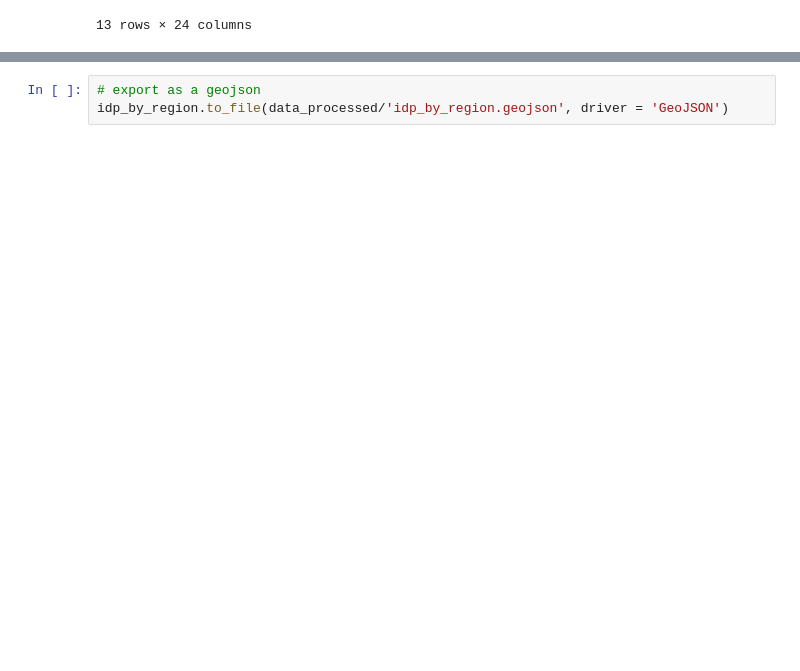
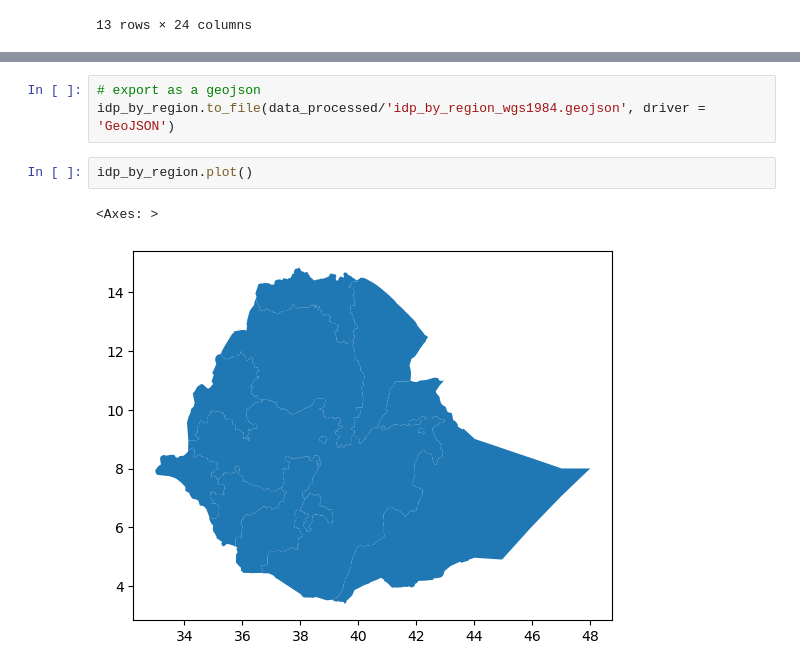
Before and after one commit to zrmondsc/lab03, a Jupyter notebook: python/01_aggregate_to_admin.ipynb, the cells around one changed output, grey strips where cells are left out. Saved outputs shown, nothing was run; the diff lists cells and outputs as text; blank space fills up the shorter version.

```diff
--- a/python/01_aggregate_to_admin.ipynb
+++ b/python/01_aggregate_to_admin.ipynb
@@ -126,3 +108,8 @@ idp_by_region
 # %%
 # export as a geojson
-idp_by_region.to_file(data_processed/'idp_by_region.geojson', driver = 'GeoJSON')
+idp_by_region.to_file(data_processed/'idp_by_region_wgs1984.geojson', driver = 'GeoJSON')
+# %%
+idp_by_region.plot()
+# %% [output]
+<Axes: >
+[figure, added]
```
Also changed, not shown: parts of 4 cells of this notebook, 9 other files.
